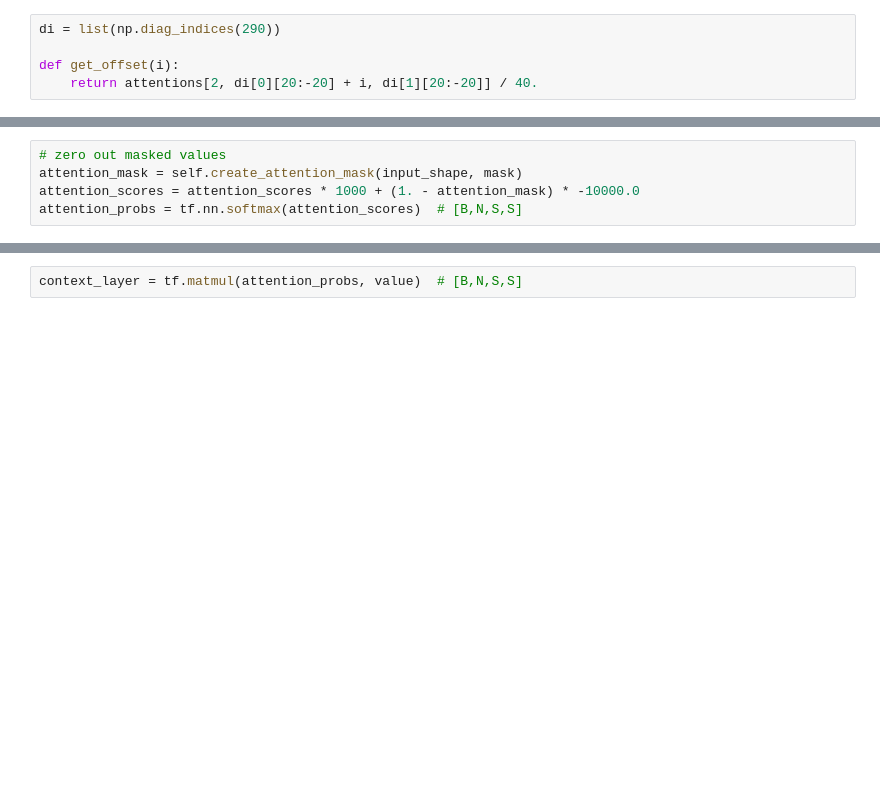
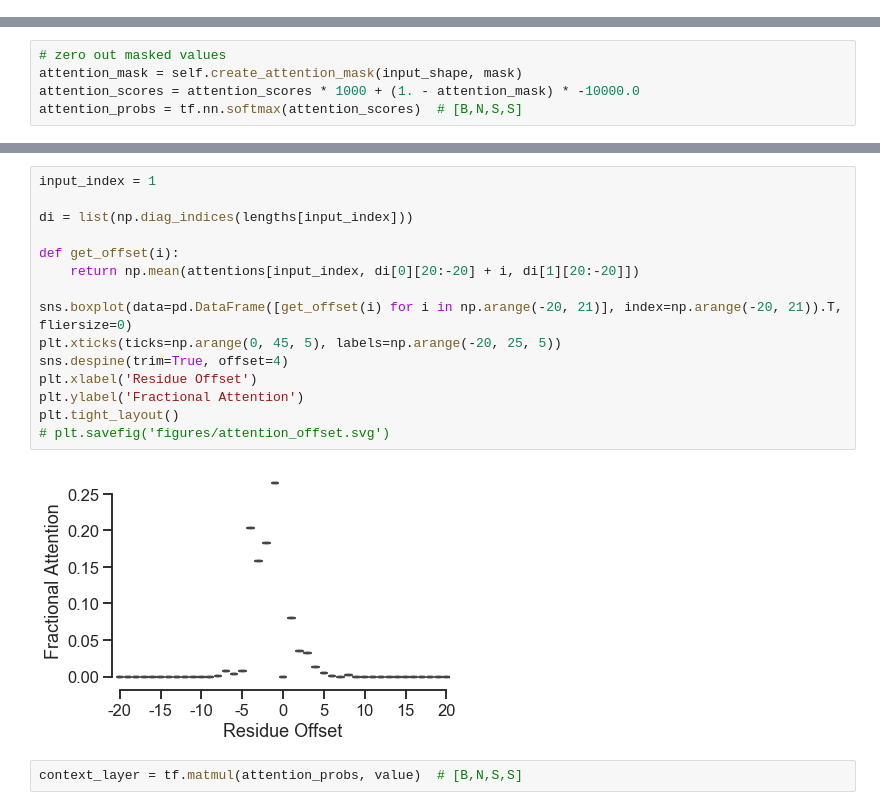
Before and after one commit to pstjohn/uniparc_modeling, a Jupyter notebook: check_progress.ipynb, the cells around one changed output, grey strips where cells are left out. Drawn from its saved outputs; the diff is of its cells as text; blank space fills up the shorter version.

```diff
--- a/check_progress.ipynb
+++ b/check_progress.ipynb
@@ -181,5 +178,0 @@ plt.savefig('figures/attention_map.svg')
-# %%
-di = list(np.diag_indices(290))
-
-def get_offset(i):
-    return attentions[2, di[0][20:-20] + i, di[1][20:-20]] / 40.
@@ -231,3 +246,20 @@ sns.heatmap(attention_probs[2, 0].numpy())
+# %%
+input_index = 1
+
+di = list(np.diag_indices(lengths[input_index]))
+
+def get_offset(i):
+    return np.mean(attentions[input_index, di[0][20:-20] + i, di[1][20:-20]])
+
+sns.boxplot(data=pd.DataFrame([get_offset(i) for i in np.arange(-20, 21)], index=np.arange(-20, 21)).T, fliersize=0)
+plt.xticks(ticks=np.arange(0, 45, 5), labels=np.arange(-20, 25, 5))
+sns.despine(trim=True, offset=4)
+plt.xlabel('Residue Offset')
+plt.ylabel('Fractional Attention')
+plt.tight_layout()
+# plt.savefig('figures/attention_offset.svg')
+# %% [output]
+[figure, added]
 # %%
 context_layer = tf.matmul(attention_probs, value)  # [B,N,S,S]
 # %%
```
Also changed, not shown: parts of 28 cells of this notebook, 5 other files.
